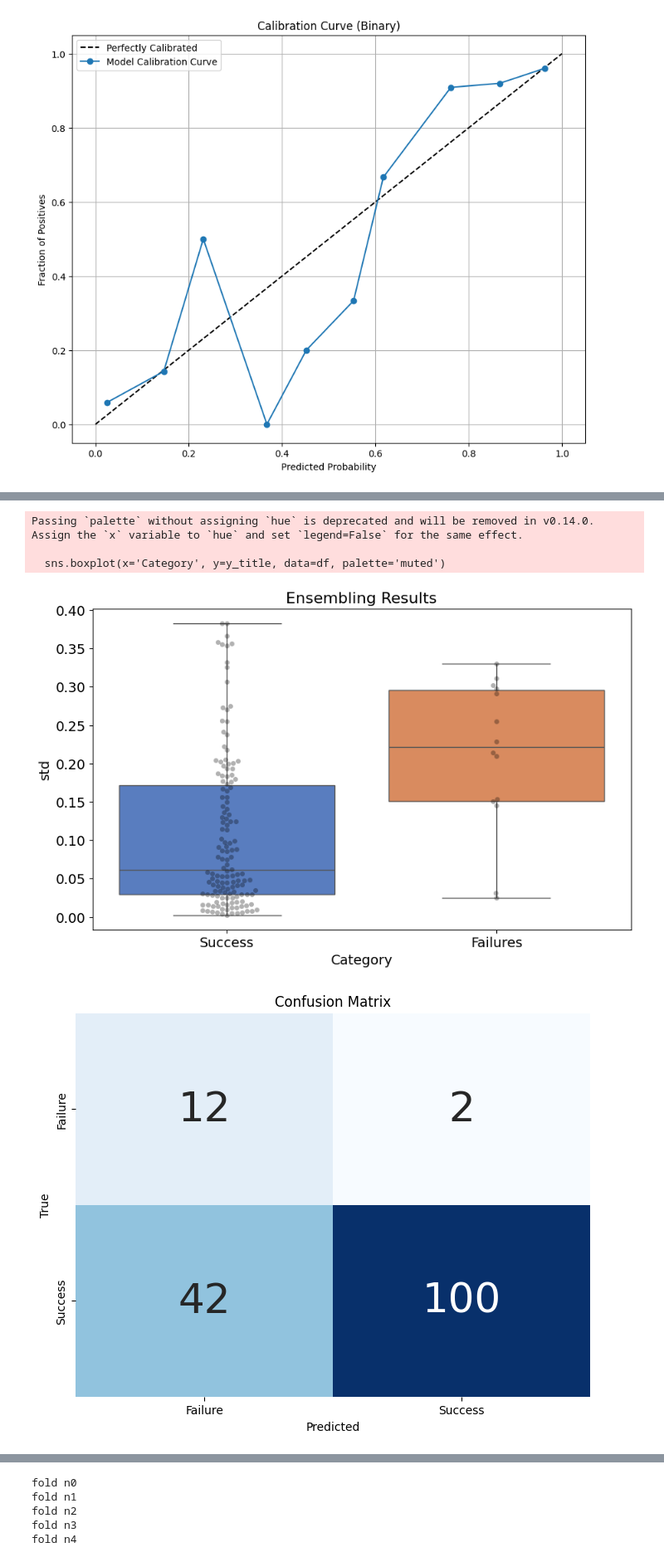
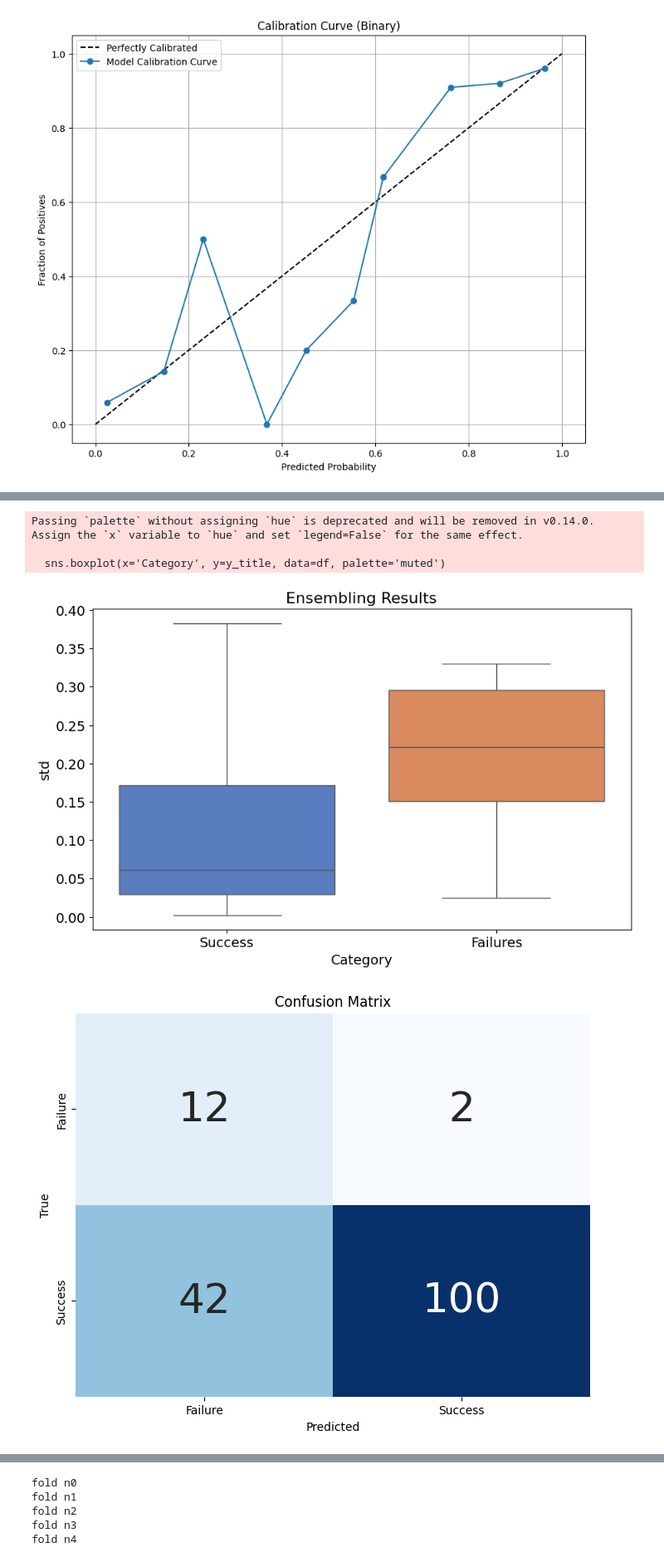
Before and after one commit to pstnmz/UQ_toolbox, a Jupyter notebook: medMNIST/UQ_test_metrics.ipynb, the cells around one changed output, grey strips where cells are left out. Shown at 83% size. Drawn from its saved outputs; the diff is of its cells as text; code cells hidden in the pictures.

```diff
--- a/medMNIST/UQ_test_metrics.ipynb
+++ b/medMNIST/UQ_test_metrics.ipynb
@@ -506,12 +536,12 @@ Sensitivity: 0.14788732394366197
 # %%
 stds = compute_ensembling(indiv_scores)
 # %%
-display_UQ_results(stds, correct_predictions, incorrect_predictions, 'std', 'Ensembling Results', optim_metric='balanced_accuracy', swarmplot=True)
+display_UQ_results(stds, correct_predictions, incorrect_predictions, 'std', 'Ensembling Results', optim_metric='balanced_accuracy', swarmplot=False)
 # %% [output]
 Passing `palette` without assigning `hue` is deprecated and will be removed in v0.14.0. Assign the `x` variable to `hue` and set `legend=False` for the same effect.
 
   sns.boxplot(x='Category', y=y_title, data=df, palette='muted')
-[figure, old version]
+[figure, new version]
 [figure]
 Optimal Threshold: 0.14497365057468414
 Balanced Accuracy: 0.7806841046277666
```
Also changed, not shown: parts of 24 cells of this notebook, 2 other files.
